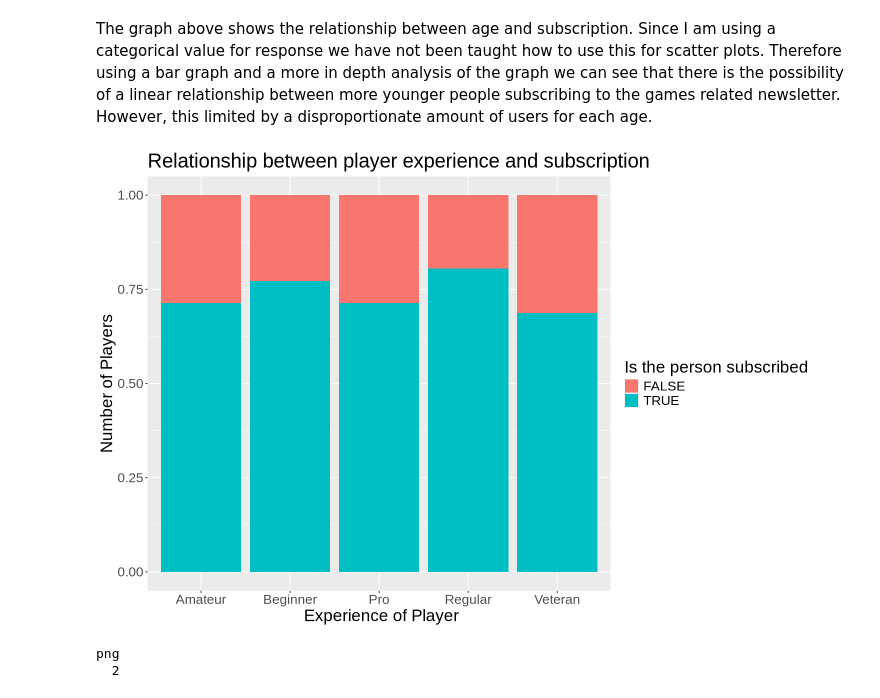
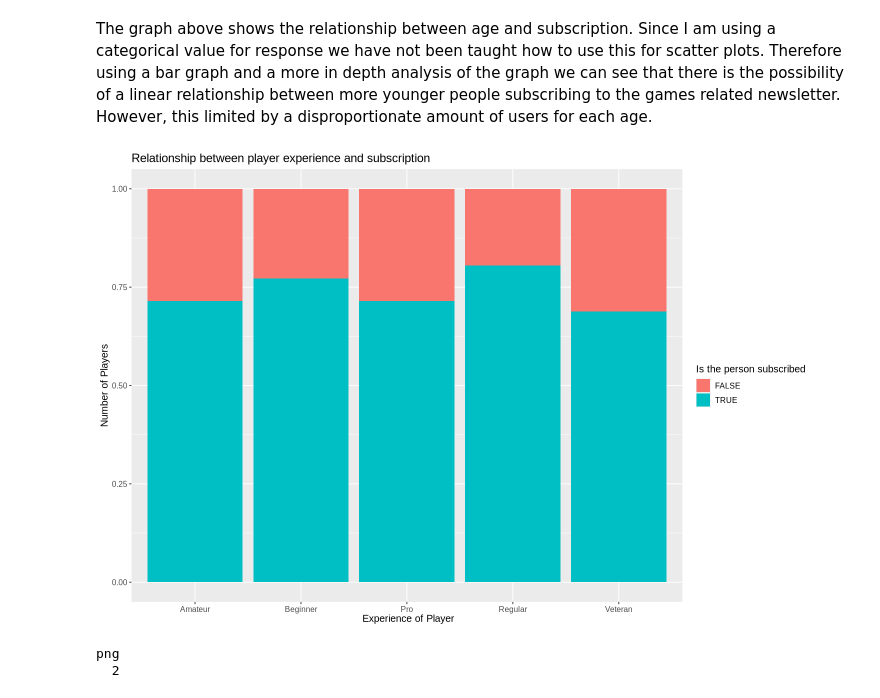
Before and after one commit to Jvantunen/DSCI_minecraft_project_group2, a Jupyter notebook: DSCI_individual_progect_Group_2.ipynb, the cells around one changed output. Cells and saved outputs as stored; diff of their text form; code cells hidden in the pictures.

Commit message:
Changed font size on Graph 2

```diff
--- a/DSCI_individual_progect_Group_2.ipynb
+++ b/DSCI_individual_progect_Group_2.ipynb
@@ -192,22 +192,22 @@ The graph above shows the relationship between age and subscription. Since I am
 # %%
 #visualization of experience vs suscribe
 options(repr.plot.width = 12, repr.plot.height = 8)
 
 graph_of_experience<- players|>
 ggplot(aes(x = experience, fill = subscribe))+
 geom_bar(position = 'fill')+
 xlab(" Experience of Player") +
 ylab("Number of Players")+
 labs(fill = "Is the person subscribed")+
 ggtitle("Relationship between player experience and subscription")+
 theme(
-    text = element_text(size = 20)
+    text = element_text(size = 12)
   )
 graph_of_experience
 
 ggsave("graph_of_experience.png", graph_of_experience, width = 8, height = 6, dpi = 300)
 # %% [output]
-[figure, old version]
+[figure, new version]
 # %%
 png("graph_of_experience.png", width = 6, height = 6, units = 'in', res = 300)
 dev.off()
```
